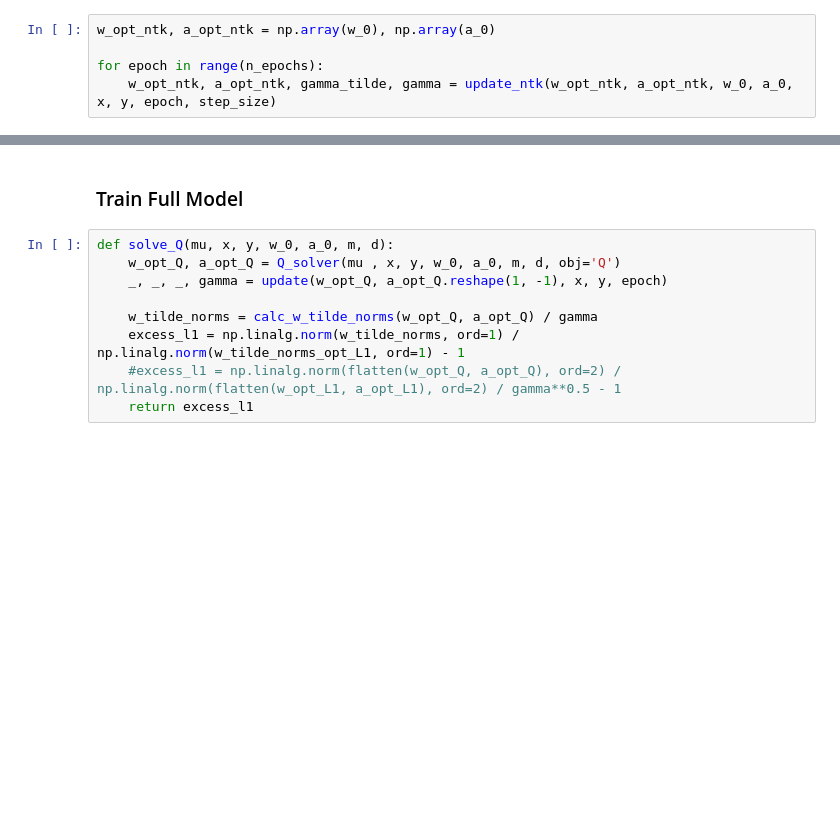
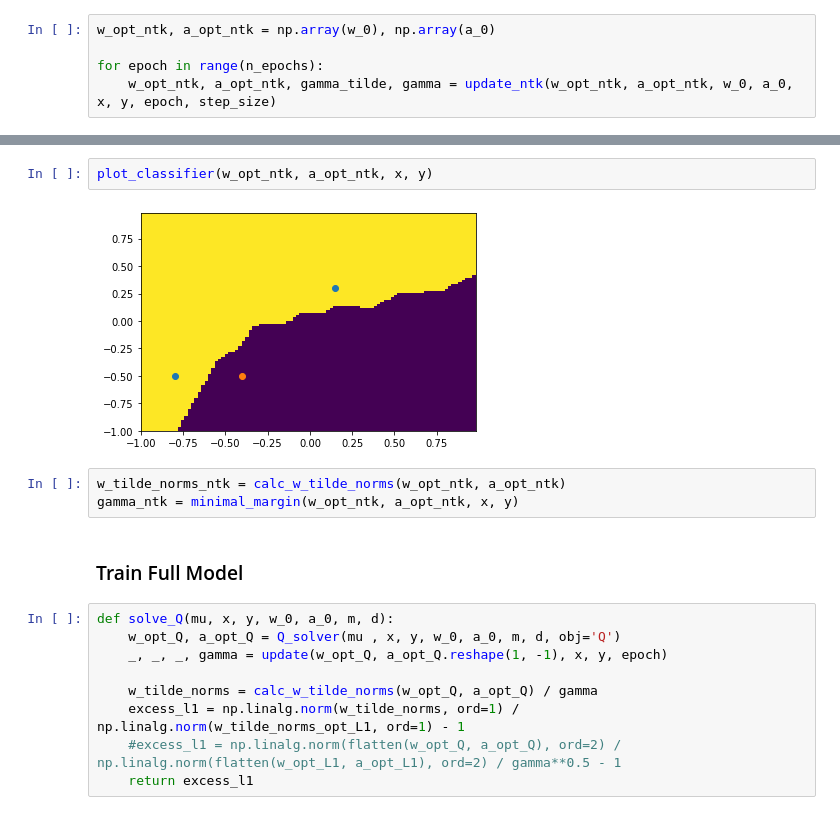
Before and after one commit to shaharazulay/relu-inductive-bias, a Jupyter notebook: source/simulation.ipynb, the cells around one changed output, grey strips where cells are left out. Drawn from its saved outputs; the diff is of its cells as text; blank space fills up the shorter version.

```diff
--- a/source/simulation.ipynb
+++ b/source/simulation.ipynb
@@ -90,3 +94,10 @@ plot_classifier_ntk(w_opt_ntk, a_opt_ntk, w_0, a_0, x, y)
+# %%
+plot_classifier(w_opt_ntk, a_opt_ntk, x, y)
+# %% [output]
+[figure, added]
+# %%
+w_tilde_norms_ntk = calc_w_tilde_norms(w_opt_ntk, a_opt_ntk)
+gamma_ntk = minimal_margin(w_opt_ntk, a_opt_ntk, x, y)
 # %% [markdown]
 ### Train Full Model
 # %%
```
Also changed, not shown: parts of 30 cells of this notebook, 1 other file.
